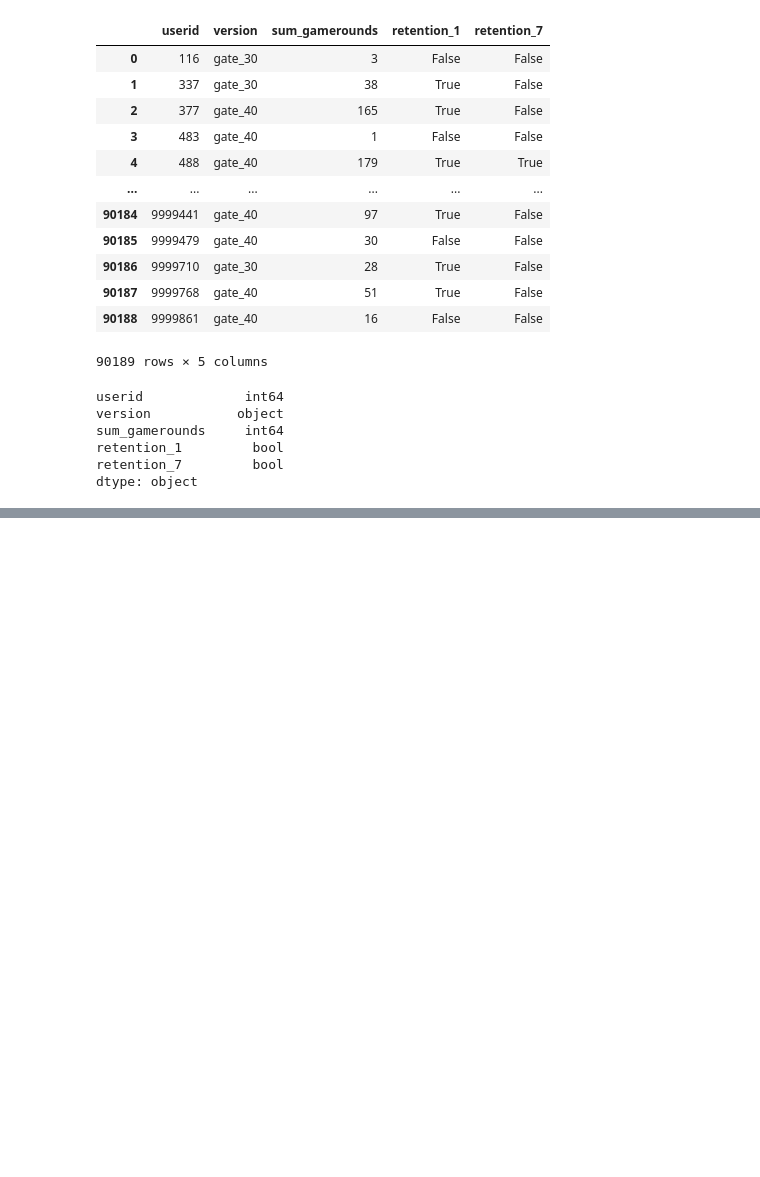
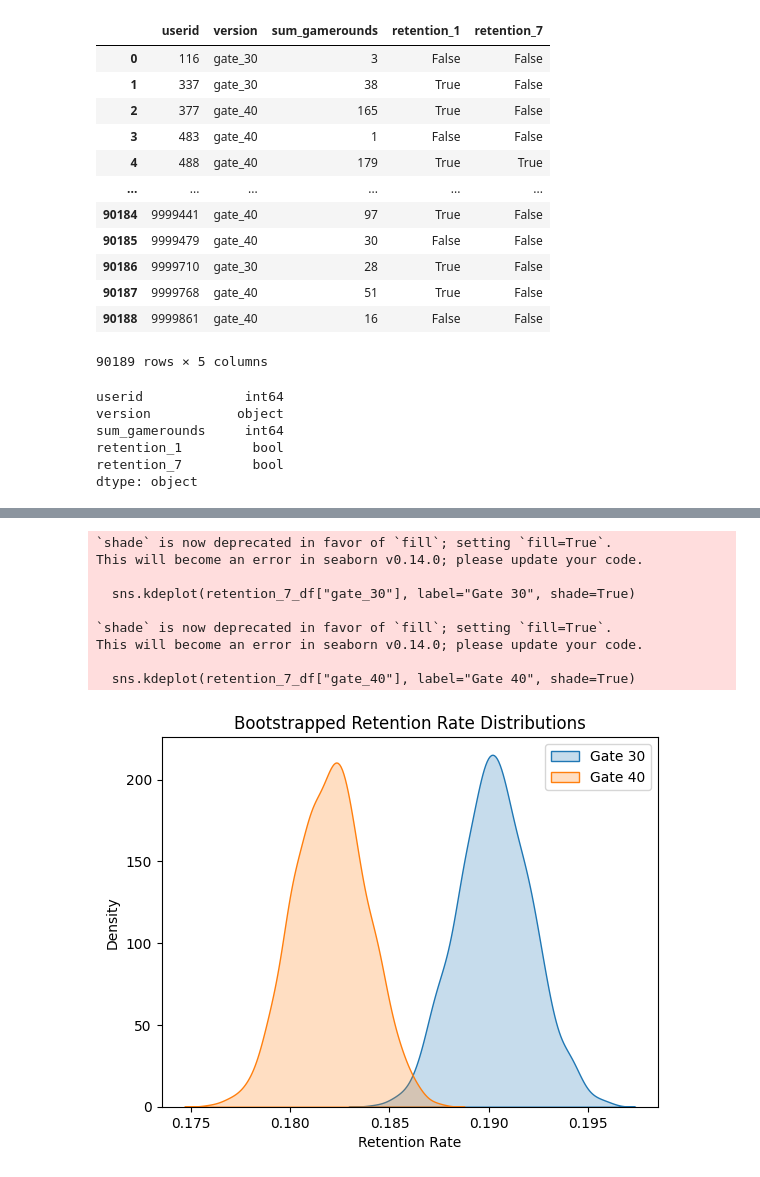
Before and after one commit to connorthornhill9/AB-Testing---Cookie-Cats, a Jupyter notebook: Scripts/AB Testing Notebook.ipynb, the cells around one changed output, grey strips where cells are left out. Drawn from its saved outputs; the diff is of its cells as text; code cells hidden in the pictures; blank space fills up the shorter version.

```diff
--- a/Scripts/AB Testing Notebook.ipynb
+++ b/Scripts/AB Testing Notebook.ipynb
@@ -62,0 +150,23 @@ df.groupby('version').count()
+# %%
+# Compare 7 day retention
+
+retention_7_df = bootstrap_retention(df, metric="retention_7", n_bootstrap=1000)
+
+sns.kdeplot(retention_7_df["gate_30"], label="Gate 30", shade=True)
+sns.kdeplot(retention_7_df["gate_40"], label="Gate 40", shade=True)
+plt.xlabel("Retention Rate")
+plt.ylabel("Density")
+plt.legend()
+plt.title("Bootstrapped Retention Rate Distributions")
+plt.show()
+# %% [output]
+`shade` is now deprecated in favor of `fill`; setting `fill=True`.
+This will become an error in seaborn v0.14.0; please update your code.
+
+  sns.kdeplot(retention_7_df["gate_30"], label="Gate 30", shade=True)
+
+`shade` is now deprecated in favor of `fill`; setting `fill=True`.
+This will become an error in seaborn v0.14.0; please update your code.
+
+  sns.kdeplot(retention_7_df["gate_40"], label="Gate 40", shade=True)
+[figure, added]
```
Also changed, not shown: parts of 15 cells of this notebook.
